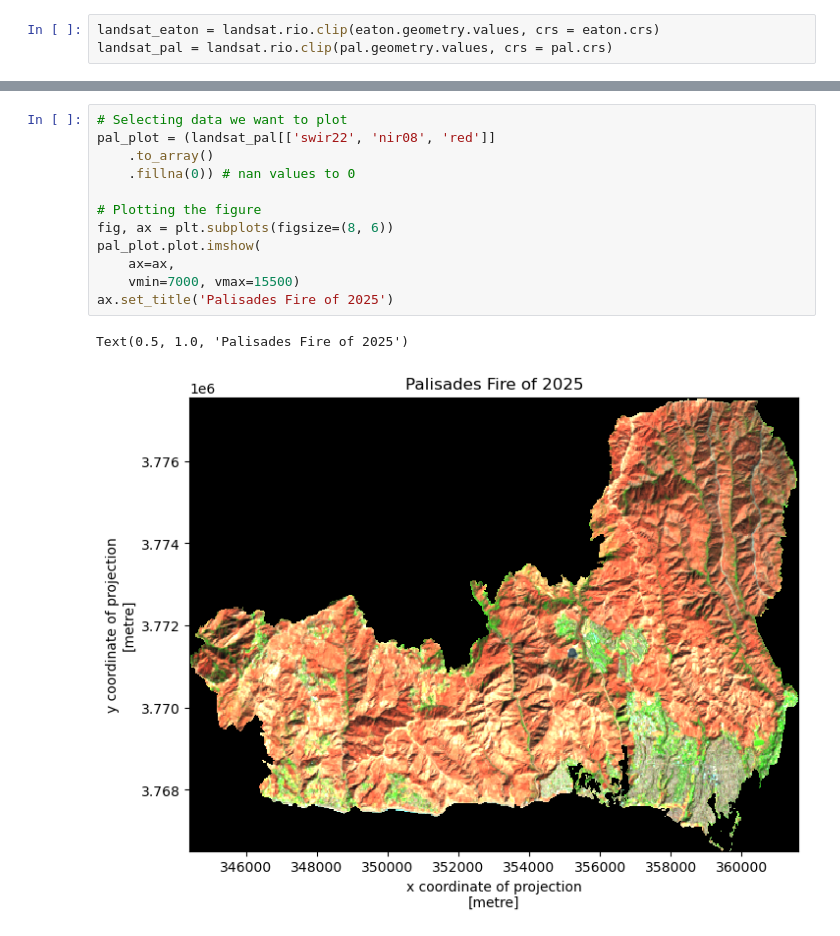
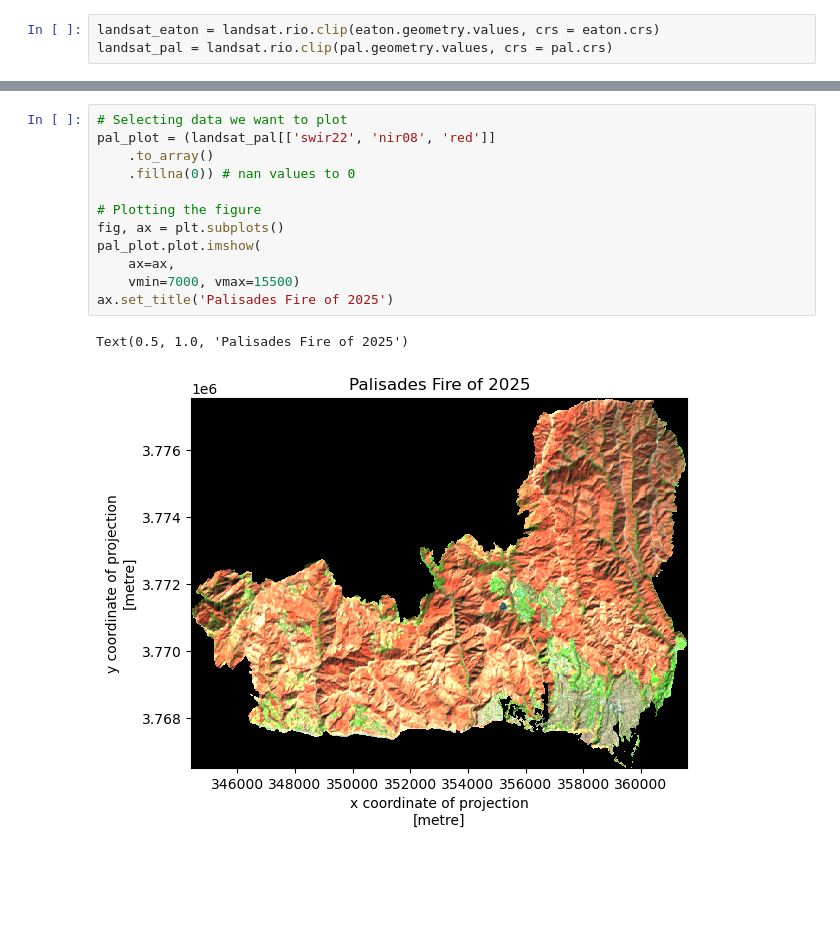
Before and after one commit to meganhessel/eds220-hwk4, a Jupyter notebook: hwk4-task2-false-color-YOURLASTNAME.ipynb, the cells around one changed output, grey strips where cells are left out. Cells and saved outputs as stored; diff of their text form; blank space fills up the shorter version.

```diff
--- a/hwk4-task2-false-color-YOURLASTNAME.ipynb
+++ b/hwk4-task2-false-color-YOURLASTNAME.ipynb
@@ -233,15 +260,15 @@ Text(0.5, 1.0, 'Palisades Fire of 2025')
 # %%
 # Selecting data we want to plot
 pal_plot = (landsat_pal[['swir22', 'nir08', 'red']]
     .to_array()
     .fillna(0)) # nan values to 0
 
 # Plotting the figure
-fig, ax = plt.subplots(figsize=(8, 6))
+fig, ax = plt.subplots()
 pal_plot.plot.imshow(
     ax=ax,
     vmin=7000, vmax=15500)
 ax.set_title('Palisades Fire of 2025')
 # %% [output]
 Text(0.5, 1.0, 'Palisades Fire of 2025')
-[figure, old version]
+[figure, new version]
```
Also changed, not shown: parts of 8 cells of this notebook.
